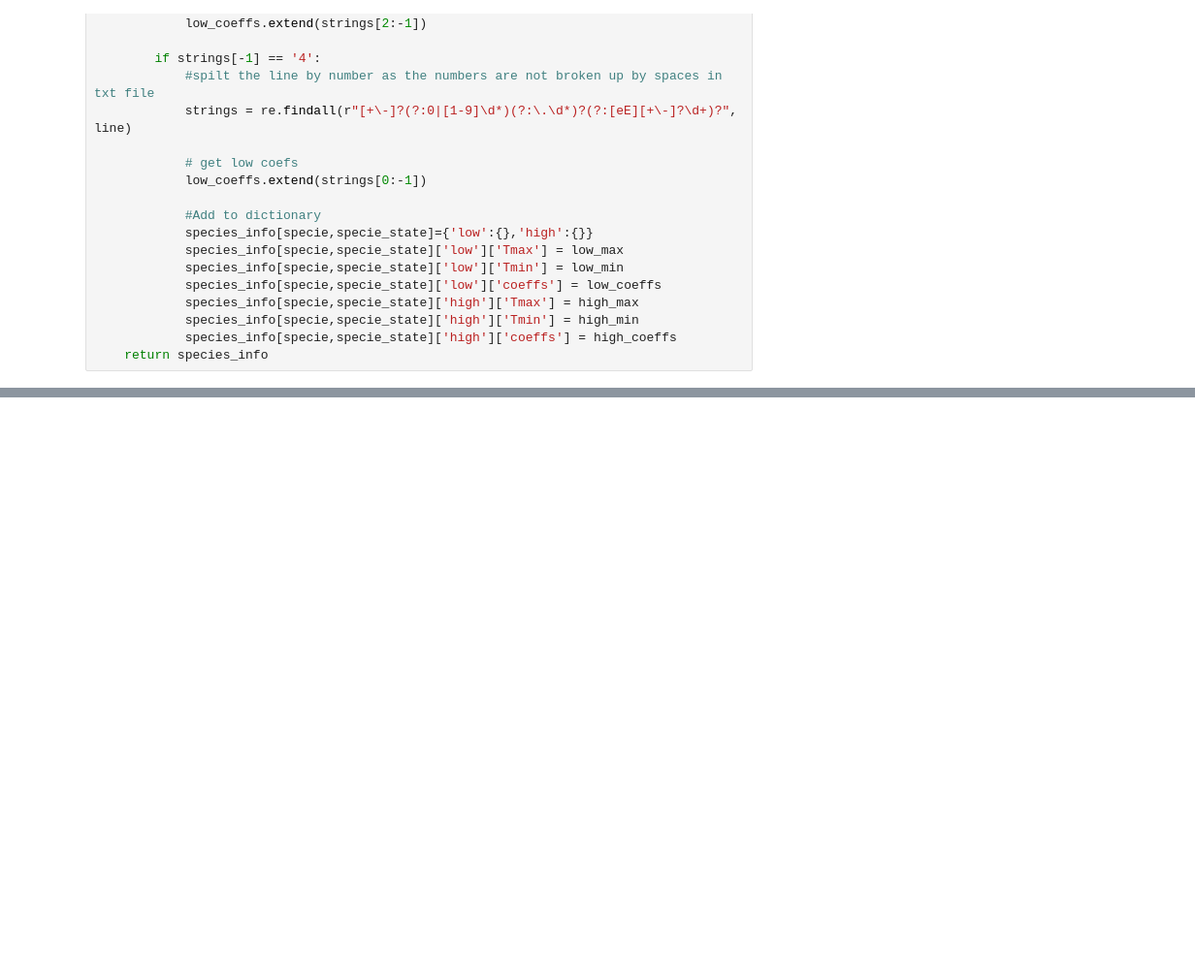
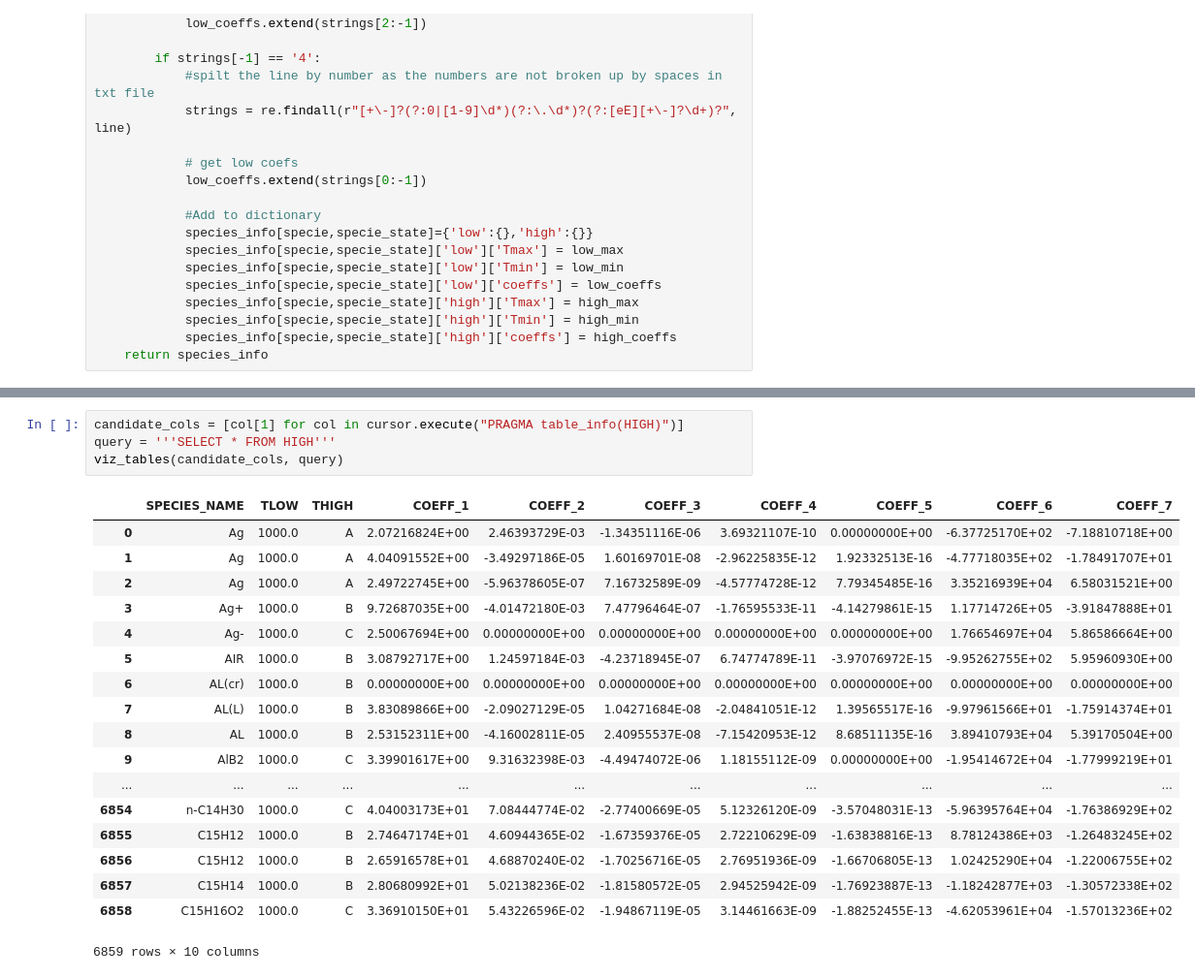
Before and after one commit to dsondak/pychemkin, a Jupyter notebook: pychemkin/thermo_database/Parser Methods.ipynb, the cells around one changed output, grey strips where cells are left out. Shown at 97% size. Drawn from its saved outputs; the diff is of its cells as text; blank space fills up the shorter version.

```diff
--- a/pychemkin/thermo_database/Parser Methods.ipynb
+++ b/pychemkin/thermo_database/Parser Methods.ipynb
@@ -138,0 +265,23 @@ print(prettify(root))
+# %%
+candidate_cols = [col[1] for col in cursor.execute("PRAGMA table_info(HIGH)")]
+query = '''SELECT * FROM HIGH'''
+viz_tables(candidate_cols, query)
+# %% [output]
+|  | SPECIES_NAME | TLOW | THIGH | COEFF_1 | COEFF_2 | COEFF_3 | COEFF_4 | COEFF_5 | COEFF_6 | COEFF_7 |
+| 0 | Ag | 1000.0 | A | 2.07216824E+00 | 2.46393729E-03 | -1.34351116E-06 | 3.69321107E-10 | 0.00000000E+00 | -6.37725170E+02 | -7.18810718E+00 |
+| 1 | Ag | 1000.0 | A | 4.04091552E+00 | -3.49297186E-05 | 1.60169701E-08 | -2.96225835E-12 | 1.92332513E-16 | -4.77718035E+02 | -1.78491707E+01 |
+| 2 | Ag | 1000.0 | A | 2.49722745E+00 | -5.96378605E-07 | 7.16732589E-09 | -4.57774728E-12 | 7.79345485E-16 | 3.35216939E+04 | 6.58031521E+00 |
+| 3 | Ag+ | 1000.0 | B | 9.72687035E+00 | -4.01472180E-03 | 7.47796464E-07 | -1.76595533E-11 | -4.14279861E-15 | 1.17714726E+05 | -3.91847888E+01 |
+| 4 | Ag- | 1000.0 | C | 2.50067694E+00 | 0.00000000E+00 | 0.00000000E+00 | 0.00000000E+00 | 0.00000000E+00 | 1.76654697E+04 | 5.86586664E+00 |
+| 5 | AIR | 1000.0 | B | 3.08792717E+00 | 1.24597184E-03 | -4.23718945E-07 | 6.74774789E-11 | -3.97076972E-15 | -9.95262755E+02 | 5.95960930E+00 |
+| 6 | AL(cr) | 1000.0 | B | 0.00000000E+00 | 0.00000000E+00 | 0.00000000E+00 | 0.00000000E+00 | 0.00000000E+00 | 0.00000000E+00 | 0.00000000E+00 |
+| 7 | AL(L) | 1000.0 | B | 3.83089866E+00 | -2.09027129E-05 | 1.04271684E-08 | -2.04841051E-12 | 1.39565517E-16 | -9.97961566E+01 | -1.75914374E+01 |
+| 8 | AL | 1000.0 | B | 2.53152311E+00 | -4.16002811E-05 | 2.40955537E-08 | -7.15420953E-12 | 8.68511135E-16 | 3.89410793E+04 | 5.39170504E+00 |
+| 9 | AlB2 | 1000.0 | C | 3.39901617E+00 | 9.31632398E-03 | -4.49474072E-06 | 1.18155112E-09 | 0.00000000E+00 | -1.95414672E+04 | -1.77999219E+01 |
+| ... | ... | ... | ... | ... | ... | ... | ... | ... | ... | ... |
+| 6854 | n-C14H30 | 1000.0 | C | 4.04003173E+01 | 7.08444774E-02 | -2.77400669E-05 | 5.12326120E-09 | -3.57048031E-13 | -5.96395764E+04 | -1.76386929E+02 |
+| 6855 | C15H12 | 1000.0 | B | 2.74647174E+01 | 4.60944365E-02 | -1.67359376E-05 | 2.72210629E-09 | -1.63838816E-13 | 8.78124386E+03 | -1.26483245E+02 |
+| 6856 | C15H12 | 1000.0 | B | 2.65916578E+01 | 4.68870240E-02 | -1.70256716E-05 | 2.76951936E-09 | -1.66706805E-13 | 1.02425290E+04 | -1.22006755E+02 |
+| 6857 | C15H14 | 1000.0 | B | 2.80680992E+01 | 5.02138236E-02 | -1.81580572E-05 | 2.94525942E-09 | -1.76923887E-13 | -1.18242877E+03 | -1.30572338E+02 |
+| 6858 | C15H16O2 | 1000.0 | C | 3.36910150E+01 | 5.43226596E-02 | -1.94867119E-05 | 3.14461663E-09 | -1.88252455E-13 | -4.62053961E+04 | -1.57013236E+02 |
+6859 rows × 10 columns
```
Also changed, not shown: parts of 5 cells of this notebook, 3 other files.
